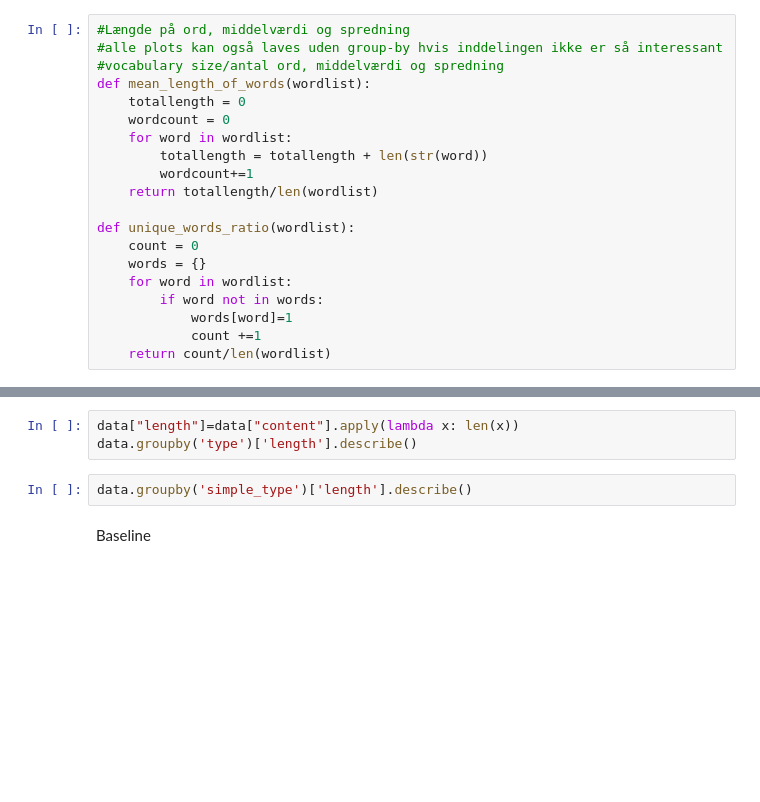
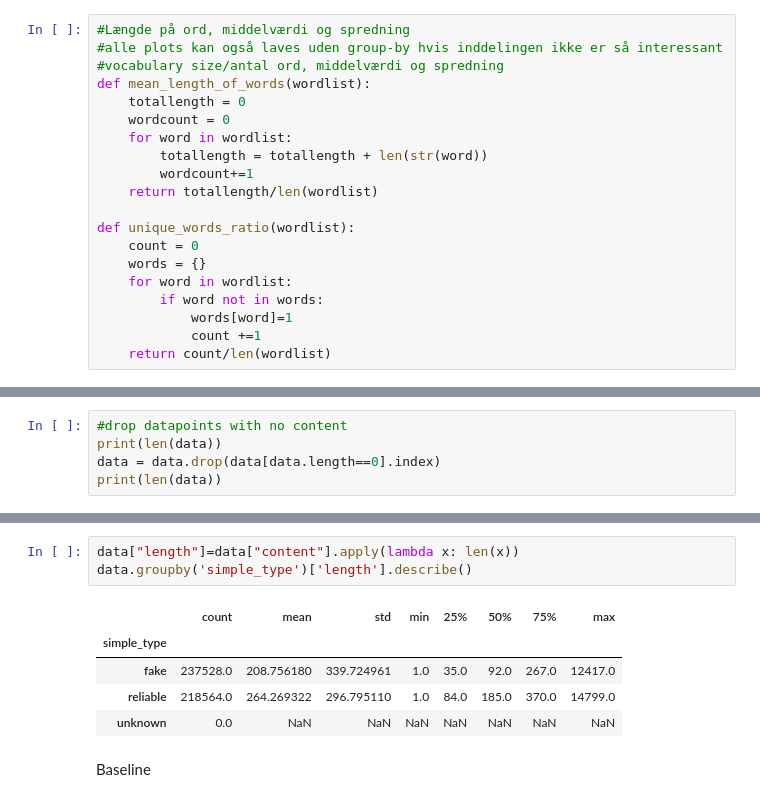
Before and after one commit to emiloerum/GDS_Project, a Jupyter notebook: exploration.ipynb, the cells around one changed output, grey strips where cells are left out. Cells and saved outputs as stored; diff of their text form; blank space fills up the shorter version.

```diff
--- a/exploration.ipynb
+++ b/exploration.ipynb
@@ -149,0 +212,5 @@ def unique_words_ratio(wordlist):
+# %%
+#drop datapoints with no content
+print(len(data))
+data = data.drop(data[data.length==0].index)
+print(len(data))
@@ -162,8 +329,12 @@ data.groupby('simple_type')['unique_words_ratio'].describe()
 # %%
 data["length"]=data["content"].apply(lambda x: len(x))
-data.groupby('type')['length'].describe()
+data.groupby('simple_type')['length'].describe()
+# %% [output]
+|  | count | mean | std | min | 25% | 50% | 75% | max |
+| simple_type |  |  |  |  |  |  |  |  |
+| fake | 237528.0 | 208.756180 | 339.724961 | 1.0 | 35.0 | 92.0 | 267.0 | 12417.0 |
+| reliable | 218564.0 | 264.269322 | 296.795110 | 1.0 | 84.0 | 185.0 | 370.0 | 14799.0 |
+| unknown | 0.0 | NaN | NaN | NaN | NaN | NaN | NaN | NaN |
-# %%
-data.groupby('simple_type')['length'].describe()
 # %% [markdown]
 Baseline
 # %%
```
Also changed, not shown: parts of 17 cells of this notebook, 3 other files.
